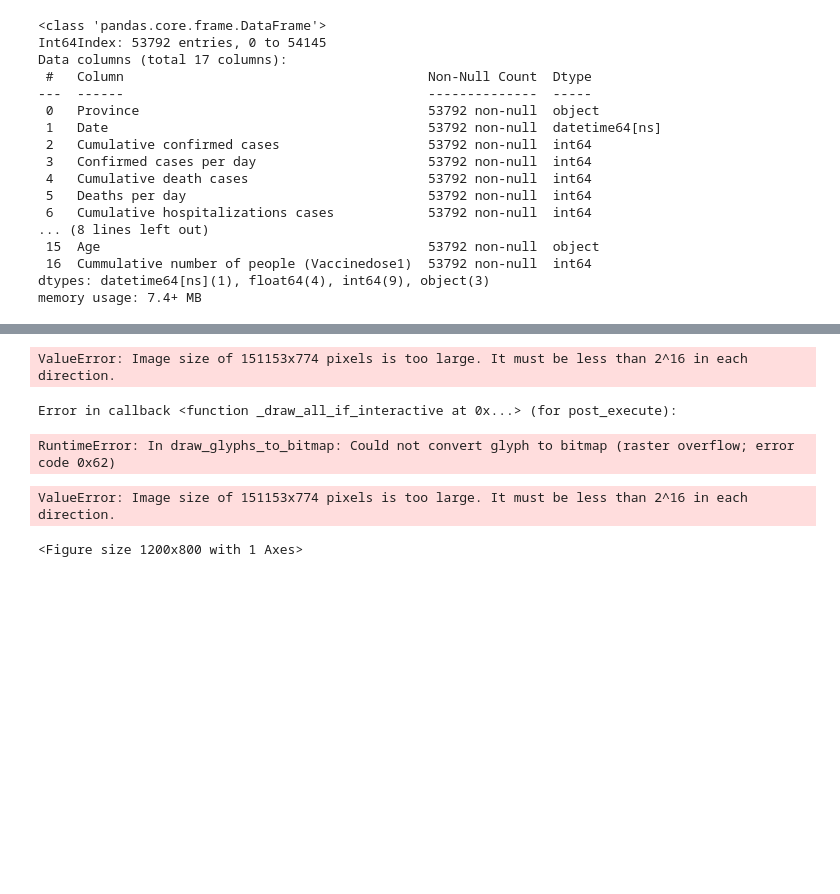
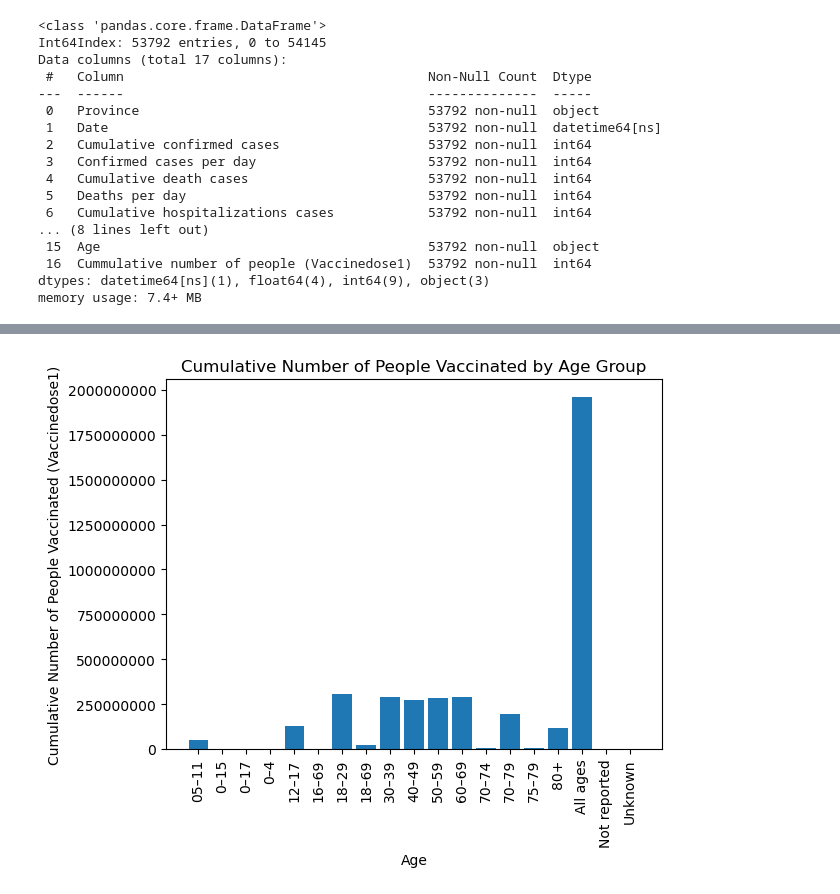
Before and after one commit to svafaeva93/COVID-19_project_work, a Jupyter notebook: project2attempt.ipynb, the cells around one changed output, grey strips where cells are left out. Drawn from its saved outputs; the diff is of its cells as text; code cells hidden in the pictures; blank space fills up the shorter version.

Commit message:
displaying plot

```diff
--- a/project2attempt.ipynb
+++ b/project2attempt.ipynb
@@ -259,0 +243,4 @@ memory usage: 3.1+ MB
+# %%
+Vaccine_dose1_df = pd.read_csv('/Users/shakhnoza/Documents/GitHub/COVID-19_project_work/vaccination-coverage-byAgeAndSex-overTimeDownload.csv',delimiter=',', header=0, na_values='NaN')
+Vaccine_dose1_df['Date'] = pd.to_datetime(Vaccine_dose1_df['Date'])
+Vaccine_dose1_df.info()
@@ -327,26 +327,23 @@ merged_df.head(5)
 # %%
 import matplotlib.pyplot as plt
 
 # Group the data by 'Age' and calculate the sum of 'Cummulative number of people (Vaccinedose1)'
 grouped_df = merged_df.groupby('Age')['Cummulative number of people (Vaccinedose1)'].sum().reset_index()
 
 # Sort the data by 'Age' column
 grouped_df = grouped_df.sort_values('Age')
 
 # Plot the data
-plt.figure(figsize=(12, 8))
+
+plt.gca().yaxis.set_major_formatter(ticker.FuncFormatter(lambda y, _: '{:.0f}'.format(y)))
 plt.bar(grouped_df['Age'], grouped_df['Cummulative number of people (Vaccinedose1)'])
 plt.xlabel('Age')
 plt.ylabel('Cumulative Number of People Vaccinated (Vaccinedose1)')
 plt.title('Cumulative Number of People Vaccinated by Age Group')
 plt.xticks(rotation=90)
 
 # Save the plot as a PNG image
 plt.savefig('vaccination_plot.png', bbox_inches='tight')
-plt.close()
+plt.show()
 # %% [output]
-ValueError: Image size of 151153x774 pixels is too large. It must be less than 2^16 in each direction.
-Error in callback <function _draw_all_if_interactive at 0x...> (for post_execute):
-RuntimeError: In draw_glyphs_to_bitmap: Could not convert glyph to bitmap (raster overflow; error code 0x62)
-ValueError: Image size of 151153x774 pixels is too large. It must be less than 2^16 in each direction.
-<Figure size 1200x800 with 1 Axes>
+[figure, added]
```
Also changed, not shown: parts of 3 cells of this notebook, 1 other file.
